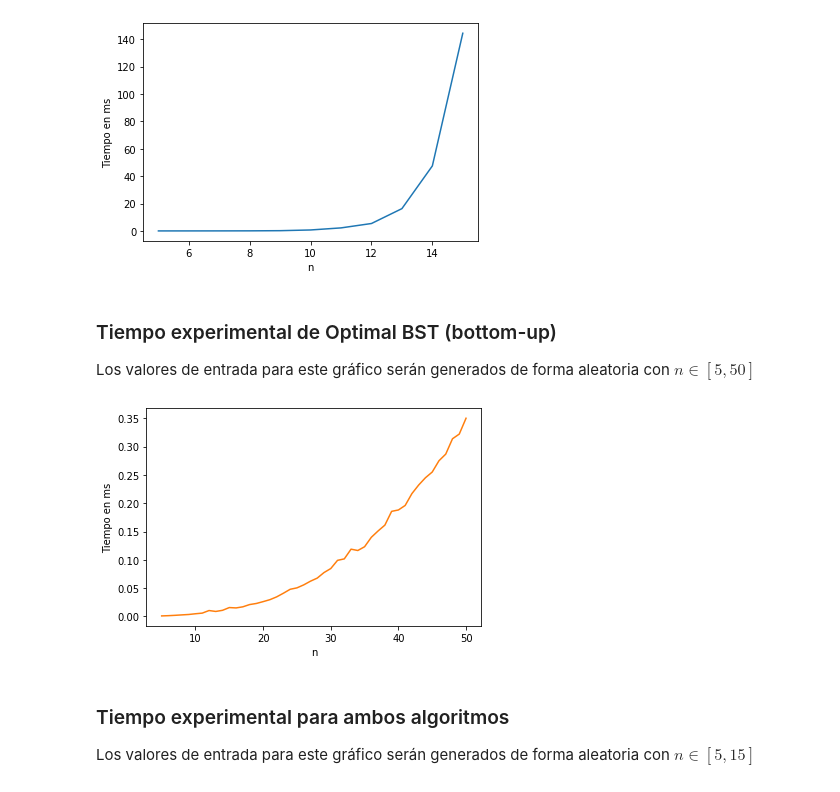
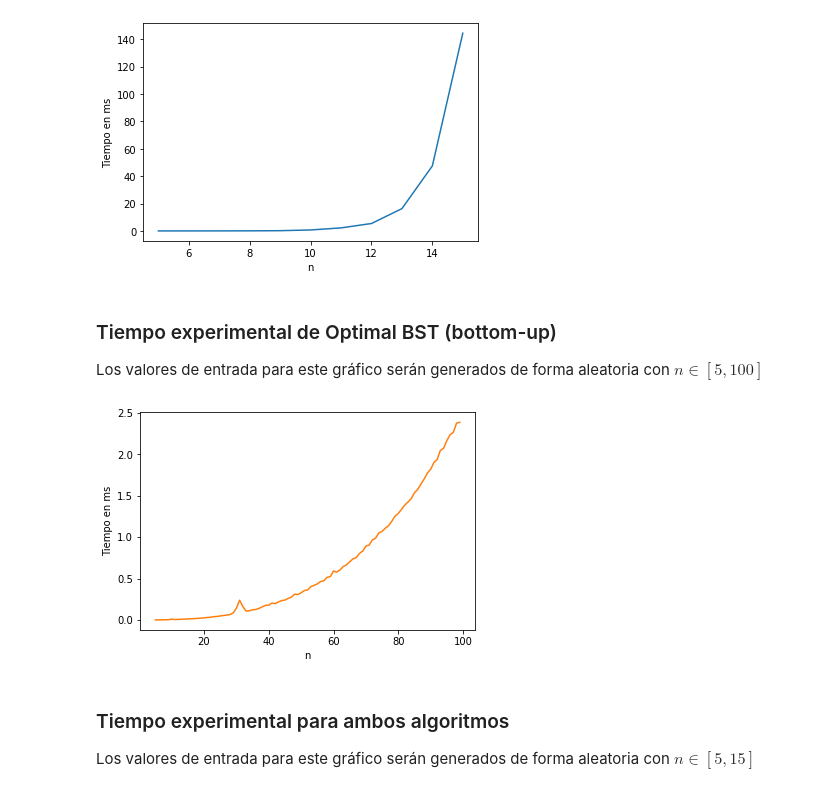
Before and after one commit to OscarRojasG/ADA-Informes, a Jupyter notebook: Informe8-OptimalBST.ipynb, the cells around one changed output. Cells and saved outputs as stored; diff of their text form; code cells hidden in the pictures.

```diff
--- a/Informe8-OptimalBST.ipynb
+++ b/Informe8-OptimalBST.ipynb
@@ -330,7 +330,7 @@ import random
 import numpy as np
 
 def optimal_bst_instance_generator(n):
-    keys = sorted(random.sample(range(1, 100), n))
+    keys = sorted(random.sample(range(1, 101), n))
     arr = np.random.random(n*2+1)
     arr /= arr.sum()
 
@@ -550,23 +550,23 @@ plt.show()
 # %% [markdown]
 ### Tiempo experimental de Optimal BST (bottom-up)
 
-Los valores de entrada para este gráfico serán generados de forma aleatoria con $n \in [5,50]$
+Los valores de entrada para este gráfico serán generados de forma aleatoria con $n \in [5,100]$
 # %%
 x=[]; y=[];
 
-for n in range(5,51):
+for n in range(5,100):
   k, p, q = optimal_bst_instance_generator(n)
   t = repeat(setup="from __main__ import optimal_bst", stmt=f"optimal_bst({k},{p},{q.tolist()},{n})", repeat=1, number=10)
 
   x.append(n)
   y.append(t)
 
 plt.plot(x,y, color='tab:orange')
 plt.xlabel('n')
 plt.ylabel('Tiempo en ms')
 plt.show()
 # %% [output]
-[figure, old version]
+[figure, new version]
 # %% [markdown]
 ### Tiempo experimental para ambos algoritmos
 
```
Also changed, not shown: parts of 14 cells of this notebook.
